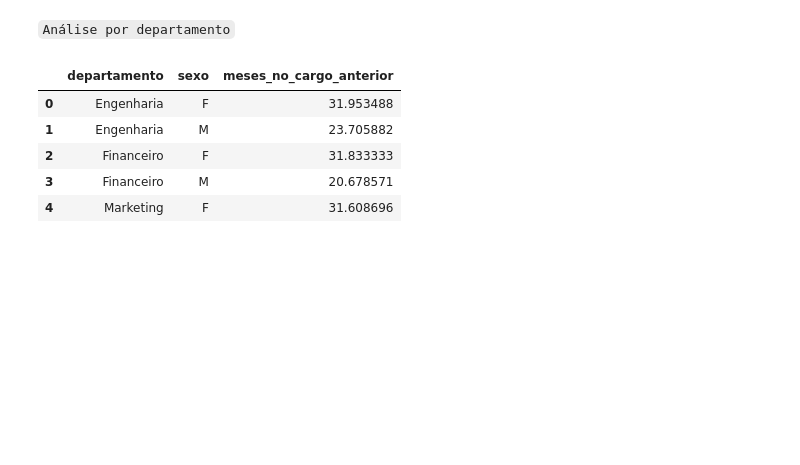
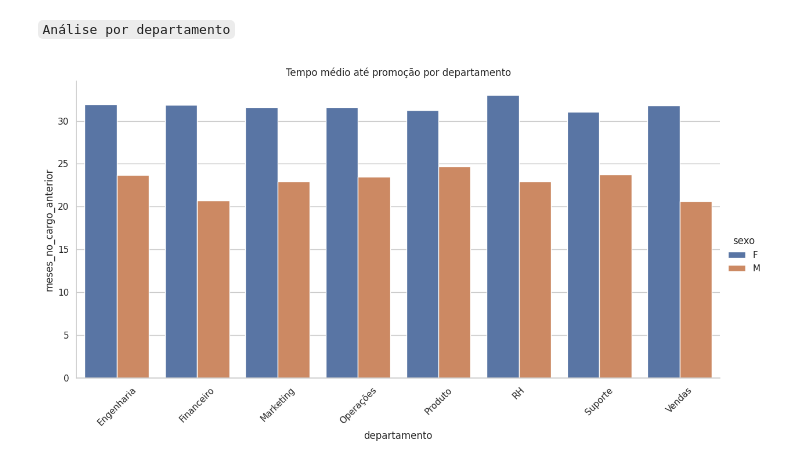
Before and after one commit to marciacastro03/projeto_07-Dossi-Exodus-Crise-de-Talentos_-CDT13, a Jupyter notebook: etl_historico_promocoes.ipynb, the cells around one changed output. Saved outputs shown, nothing was run; the diff lists cells and outputs as text; code cells hidden in the pictures; blank space fills up the shorter version.

```diff
--- a/etl_historico_promocoes.ipynb
+++ b/etl_historico_promocoes.ipynb
@@ -134,16 +134,27 @@ plt.show()
 # %%
 # Aqui começam a aparecer padrões organizacionais (possível gestor tóxico)
 tempo_departamento = df_historico_promocoes.groupby(
     ["departamento","sexo"]
 )["meses_no_cargo_anterior"].mean().reset_index()
 
 tempo_departamento.head()
+
+sns.catplot(
+    data=tempo_departamento,
+    x="departamento",
+    y="meses_no_cargo_anterior",
+    hue="sexo",
+    kind="bar",
+    height=6,
+    aspect=2
+)
+
+plt.xticks(rotation=45)
+
+plt.title("Tempo médio até promoção por departamento")
+
+plt.show()
 # %% [output]
-|  | departamento | sexo | meses_no_cargo_anterior |
-| 0 | Engenharia | F | 31.953488 |
-| 1 | Engenharia | M | 23.705882 |
-| 2 | Financeiro | F | 31.833333 |
-| 3 | Financeiro | M | 20.678571 |
-| 4 | Marketing | F | 31.608696 |
+[figure, added]
 # %%
 # Tempo médio de promoção por cargo com a variação por sexo,
```
